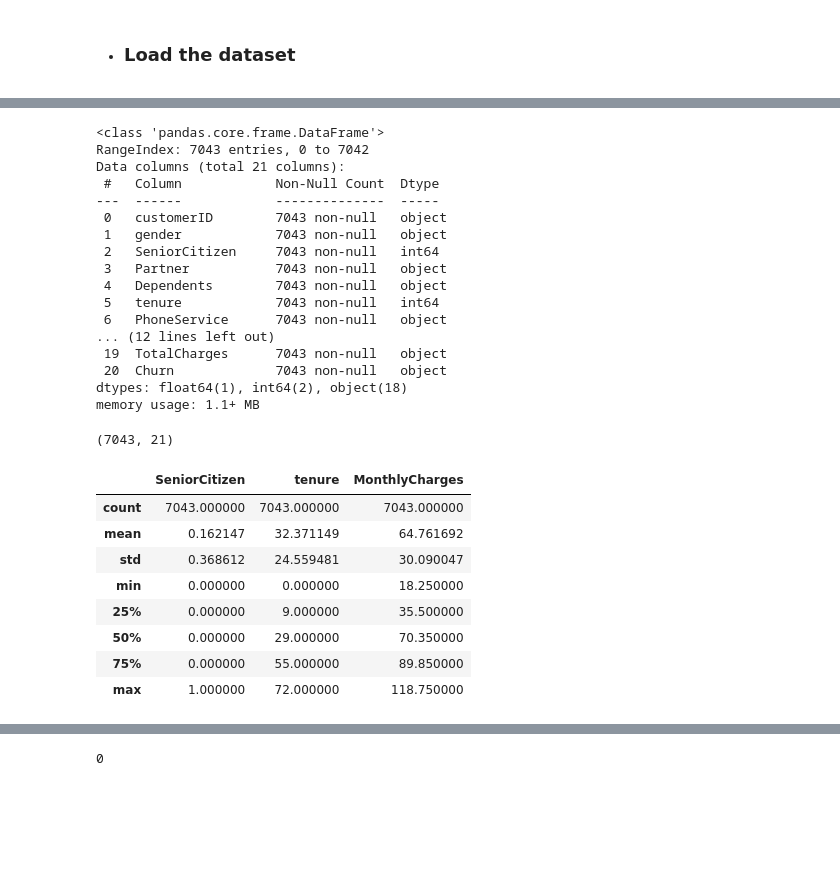
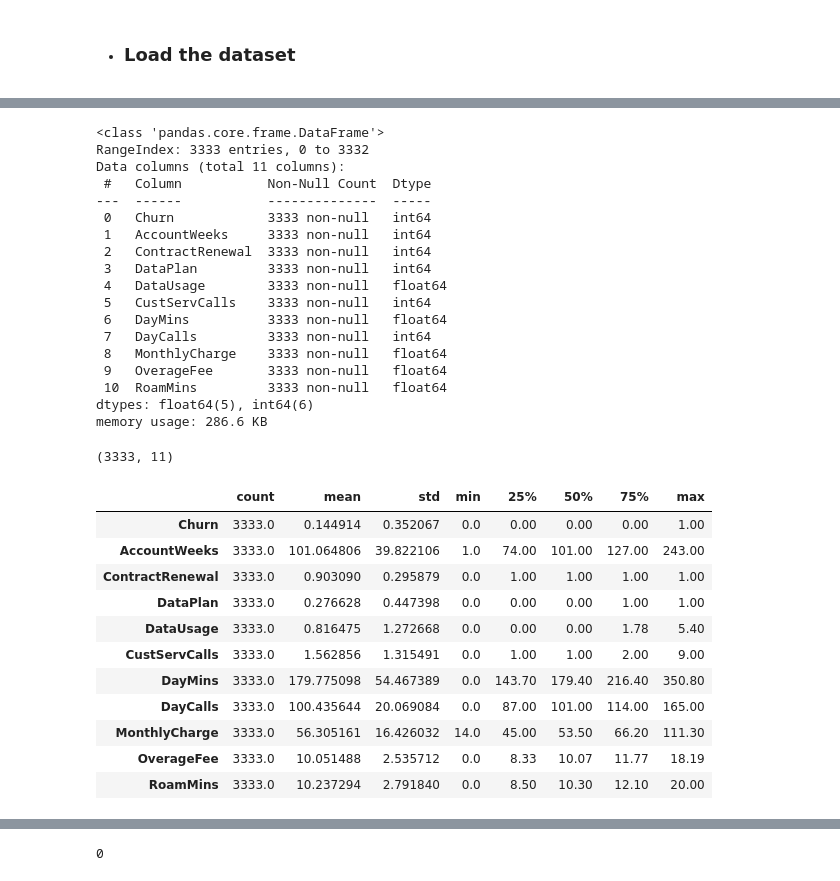
Before and after one commit to SajjadKhanYousafzai/DEP, a Jupyter notebook: Predicting Customer Churn/customer_churn.ipynb, the cells around one changed output, grey strips where cells are left out. Drawn from its saved outputs; the diff is of its cells as text; code cells hidden in the pictures; blank space fills up the shorter version.

```diff
--- a/Predicting Customer Churn/customer_churn.ipynb
+++ b/Predicting Customer Churn/customer_churn.ipynb
@@ -42,7 +42,7 @@ warnings.filterwarnings("ignore")
 # %% [markdown]
 - ### Load the dataset
 # %%
-df = pd.read_csv("./dataset/WA_Fn-UseC_-Telco-Customer-Churn.csv")
+df = pd.read_csv("./dataset/telecom_churn.csv")
 # %%
 # Show first five datasets
 df.head()
@@ -58,38 +57,42 @@ df.head()
 df.info()
 # %% [output]
 <class 'pandas.core.frame.DataFrame'>
-RangeIndex: 7043 entries, 0 to 7042
-Data columns (total 21 columns):
- #   Column            Non-Null Count  Dtype
----  ------            --------------  -----
- 0   customerID        7043 non-null   object
- 1   gender            7043 non-null   object
- 2   SeniorCitizen     7043 non-null   int64
- 3   Partner           7043 non-null   object
- 4   Dependents        7043 non-null   object
- 5   tenure            7043 non-null   int64
- 6   PhoneService      7043 non-null   object
-... (12 lines left out)
- 19  TotalCharges      7043 non-null   object
- 20  Churn             7043 non-null   object
-dtypes: float64(1), int64(2), object(18)
-memory usage: 1.1+ MB
+RangeIndex: 3333 entries, 0 to 3332
+Data columns (total 11 columns):
+ #   Column           Non-Null Count  Dtype
+---  ------           --------------  -----
+ 0   Churn            3333 non-null   int64
+ 1   AccountWeeks     3333 non-null   int64
+ 2   ContractRenewal  3333 non-null   int64
+ 3   DataPlan         3333 non-null   int64
+ 4   DataUsage        3333 non-null   float64
+ 5   CustServCalls    3333 non-null   int64
+ 6   DayMins          3333 non-null   float64
+ 7   DayCalls         3333 non-null   int64
+ 8   MonthlyCharge    3333 non-null   float64
+ 9   OverageFee       3333 non-null   float64
+ 10  RoamMins         3333 non-null   float64
+dtypes: float64(5), int64(6)
+memory usage: 286.6 KB
 # %%
 df.shape
 # %% [output]
-(7043, 21)
+(3333, 11)
 # %%
-df.describe()
+df.describe().transpose()
 # %% [output]
-|  | SeniorCitizen | tenure | MonthlyCharges |
-| count | 7043.000000 | 7043.000000 | 7043.000000 |
-| mean | 0.162147 | 32.371149 | 64.761692 |
-| std | 0.368612 | 24.559481 | 30.090047 |
-| min | 0.000000 | 0.000000 | 18.250000 |
-| 25% | 0.000000 | 9.000000 | 35.500000 |
-| 50% | 0.000000 | 29.000000 | 70.350000 |
-| 75% | 0.000000 | 55.000000 | 89.850000 |
-| max | 1.000000 | 72.000000 | 118.750000 |
+|  | count | mean | std | min | 25% | 50% | 75% | max |
+| Churn | 3333.0 | 0.144914 | 0.352067 | 0.0 | 0.00 | 0.00 | 0.00 | 1.00 |
+| AccountWeeks | 3333.0 | 101.064806 | 39.822106 | 1.0 | 74.00 | 101.00 | 127.00 | 243.00 |
+| ContractRenewal | 3333.0 | 0.903090 | 0.295879 | 0.0 | 1.00 | 1.00 | 1.00 | 1.00 |
+| DataPlan | 3333.0 | 0.276628 | 0.447398 | 0.0 | 0.00 | 0.00 | 1.00 | 1.00 |
+| DataUsage | 3333.0 | 0.816475 | 1.272668 | 0.0 | 0.00 | 0.00 | 1.78 | 5.40 |
+| CustServCalls | 3333.0 | 1.562856 | 1.315491 | 0.0 | 1.00 | 1.00 | 2.00 | 9.00 |
+| DayMins | 3333.0 | 179.775098 | 54.467389 | 0.0 | 143.70 | 179.40 | 216.40 | 350.80 |
+| DayCalls | 3333.0 | 100.435644 | 20.069084 | 0.0 | 87.00 | 101.00 | 114.00 | 165.00 |
+| MonthlyCharge | 3333.0 | 56.305161 | 16.426032 | 14.0 | 45.00 | 53.50 | 66.20 | 111.30 |
+| OverageFee | 3333.0 | 10.051488 | 2.535712 | 0.0 | 8.33 | 10.07 | 11.77 | 18.19 |
+| RoamMins | 3333.0 | 10.237294 | 2.791840 | 0.0 | 8.50 | 10.30 | 12.10 | 20.00 |
 # %%
 df.isnull().sum()
 # %% [output]
```
Also changed, not shown: parts of 17 cells of this notebook, 2 other files.
